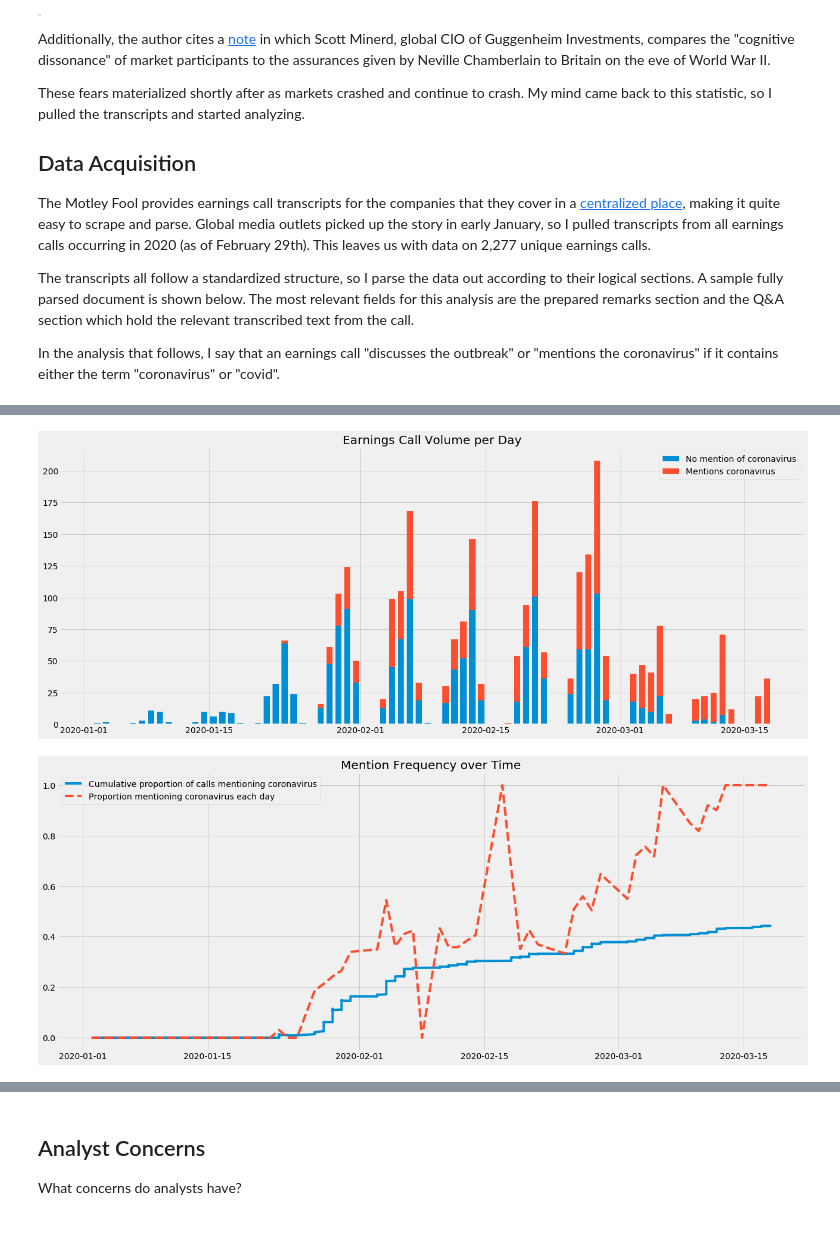
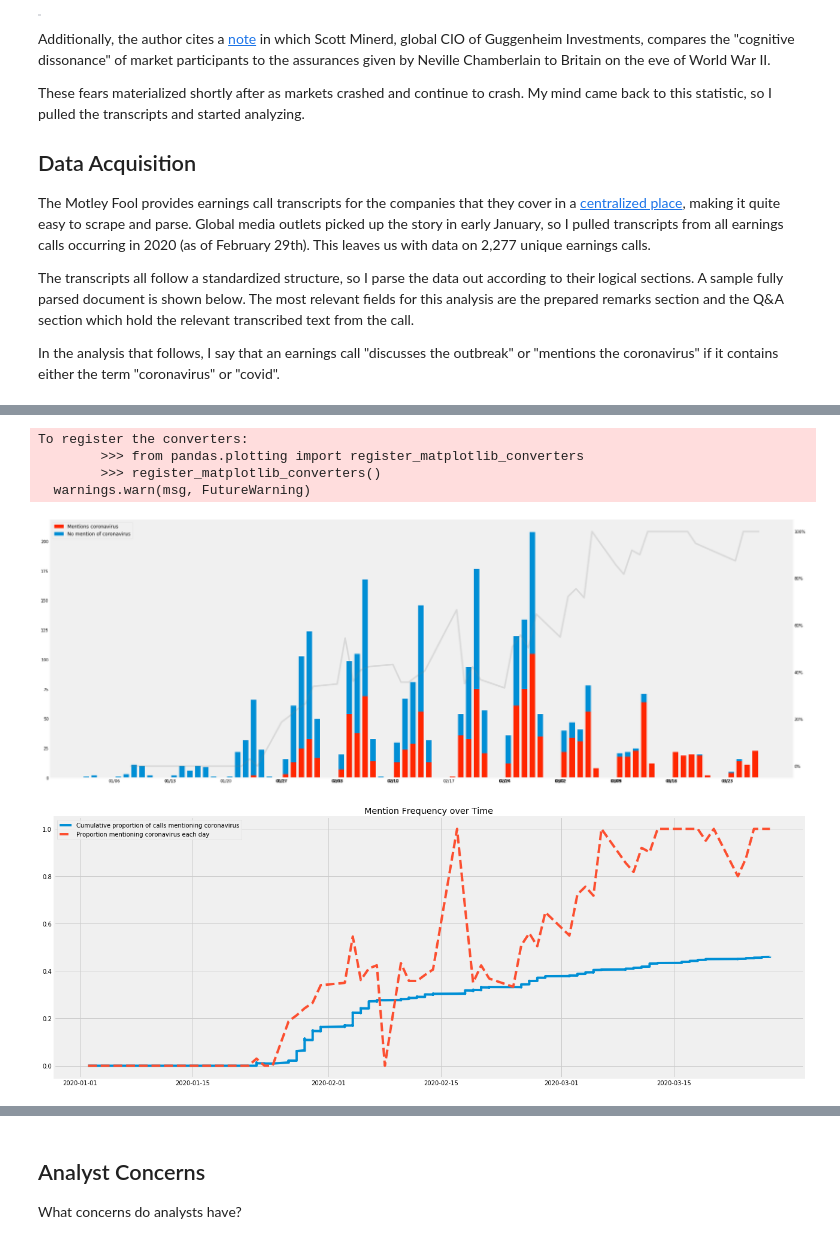
Before and after one commit to llefebure/misc, a Jupyter notebook: coronavirus-earnings-calls/Coronavirus in Earnings Calls.ipynb, the cells around one changed output, grey strips where cells are left out. Cells and saved outputs as stored; diff of their text form; code cells hidden in the pictures.

```diff
--- a/coronavirus-earnings-calls/Coronavirus in Earnings Calls.ipynb
+++ b/coronavirus-earnings-calls/Coronavirus in Earnings Calls.ipynb
@@ -62,13 +75,0 @@ df.any_cv.mean()
-# %%
-plt.figure(figsize=(20,8))
-plt.hist(
-    [df.date[~df.any_cv], df.date[df.any_cv]],
-    bins=(df.date.max() - df.date.min()).days,
-    stacked=True,
-    label=["No mention of coronavirus", "Mentions coronavirus"],
-    rwidth=.7
-)
-plt.title("Earnings Call Volume per Day")
-plt.legend();
-# %% [output]
-[figure, removed]
@@ -75,15 +81,39 @@ plt.legend();
+# %%
+plt.figure(figsize=(30,12))
+ax = plt.axes()
+ax.hist(
+    [df.date[df.any_cv], df.date[~df.any_cv]],
+    bins=(df.date.max() - df.date.min()).days,
+    stacked=True,
+    color=["#FF2700", "#008FD5"],
+    label=["Mentions coronavirus", "No mention of coronavirus"],
+    rwidth=0.7
+)
+ax.legend(loc="upper left", fontsize="large")
+ax.grid(False)
+ax2 = ax.twinx()
+ax2.grid(False)
+# The df.groupby("date").size() > 5 below is to filter out the outliers
+ax2.plot(cc["any_cv"][df.groupby("date").size() > 5], color="grey", alpha=0.2)
+ticks = np.arange(0, 1.1, .2)
+plt.yticks(ticks=ticks, labels=[f"{int(100 * t)}%" for t in ticks])
+xticks = cc.index[pd.Series(cc.index).apply(lambda x: x.dayofweek == 0).values]
+plt.xticks(ticks=xticks, labels=[t.strftime("%m/%d") for t in xticks]);
+# plt.savefig("graph.svg")
+# %% [output]
+To register the converters:
+        >>> from pandas.plotting import register_matplotlib_converters
+        >>> register_matplotlib_converters()
+  warnings.warn(msg, FutureWarning)
+[figure, added]
 # %%
 plt.figure(figsize=(20,8))
-cumulative_proportion = df.any_cv.cumsum() / (df.index.values + 1)
-cum_prop = pd.Series(cumulative_proportion.values, index=df.date, name="cumprop")
-by_day = df.groupby("date").mean()["any_cv"]
-cc = pd.concat([by_day, cum_prop], axis=1)
 plt.plot(cc["cumprop"], label="Cumulative proportion of calls mentioning coronavirus")
 plt.plot(cc["any_cv"], linestyle="--", label="Proportion mentioning coronavirus each day")
 plt.title("Mention Frequency over Time")
 plt.legend();
 # %% [output]
-[figure, old version]
+[figure, new version]
 # %% [markdown]
 ## Across Sectors
 
```
Also changed, not shown: parts of 29 cells of this notebook, 3 other files.
